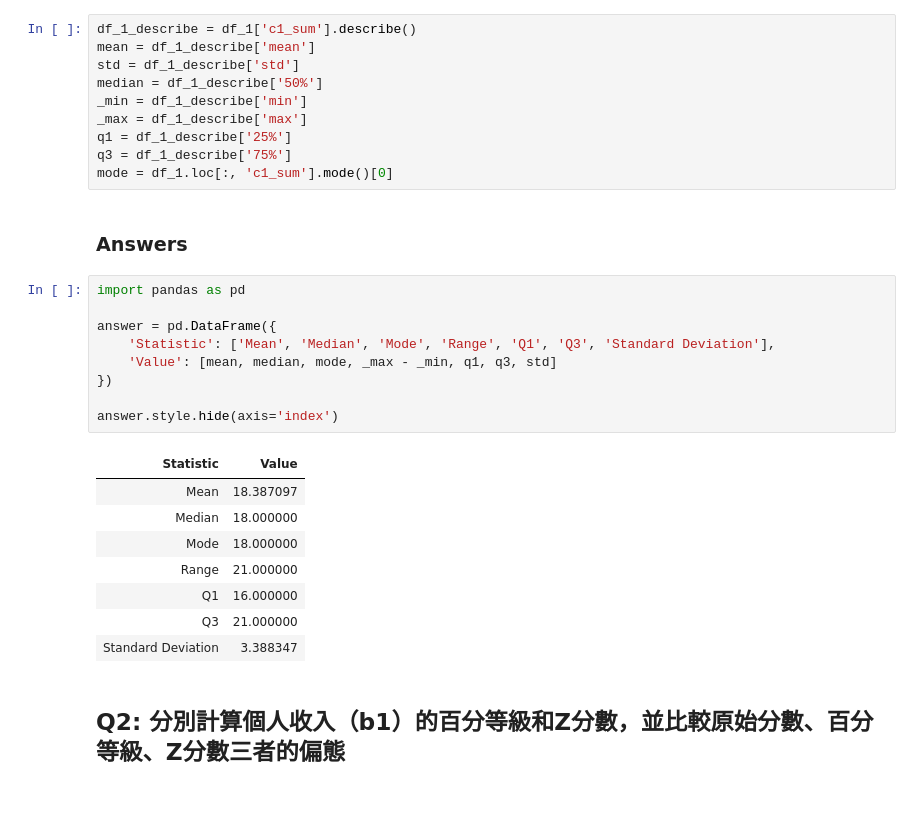
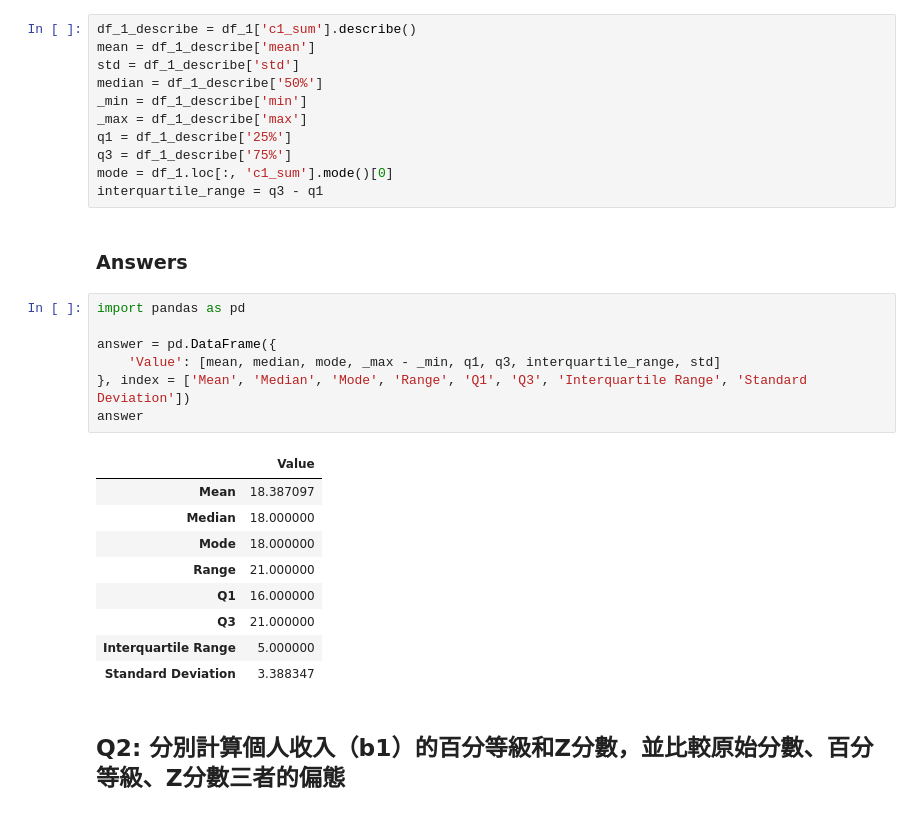
Before and after one commit to WendellLiu/ntpu-social-data-analysis, a Jupyter notebook: notebooks/20251004_homework.ipynb, the cells around one changed output. Saved outputs shown, nothing was run; the diff lists cells and outputs as text.

```diff
--- a/notebooks/20251004_homework.ipynb
+++ b/notebooks/20251004_homework.ipynb
@@ -35,25 +35,25 @@ _max = df_1_describe['max']
 q1 = df_1_describe['25%']
 q3 = df_1_describe['75%']
 mode = df_1.loc[:, 'c1_sum'].mode()[0]
+interquartile_range = q3 - q1
 # %% [markdown]
 ### Answers
 # %%
 import pandas as pd
 
 answer = pd.DataFrame({
-    'Statistic': ['Mean', 'Median', 'Mode', 'Range', 'Q1', 'Q3', 'Standard Deviation'],
-    'Value': [mean, median, mode, _max - _min, q1, q3, std]
-})
-
-answer.style.hide(axis='index')
+    'Value': [mean, median, mode, _max - _min, q1, q3, interquartile_range, std]
+}, index = ['Mean', 'Median', 'Mode', 'Range', 'Q1', 'Q3', 'Interquartile Range', 'Standard Deviation'])
+answer
 # %% [output]
-| Statistic | Value |
+|  | Value |
 | Mean | 18.387097 |
 | Median | 18.000000 |
 | Mode | 18.000000 |
 | Range | 21.000000 |
 | Q1 | 16.000000 |
 | Q3 | 21.000000 |
+| Interquartile Range | 5.000000 |
 | Standard Deviation | 3.388347 |
 # %% [markdown]
 ## Q2: 分別計算個人收入（b1）的百分等級和Z分數，並比較原始分數、百分等級、Z分數三者的偏態
```
Also changed, not shown: 1 other file.
